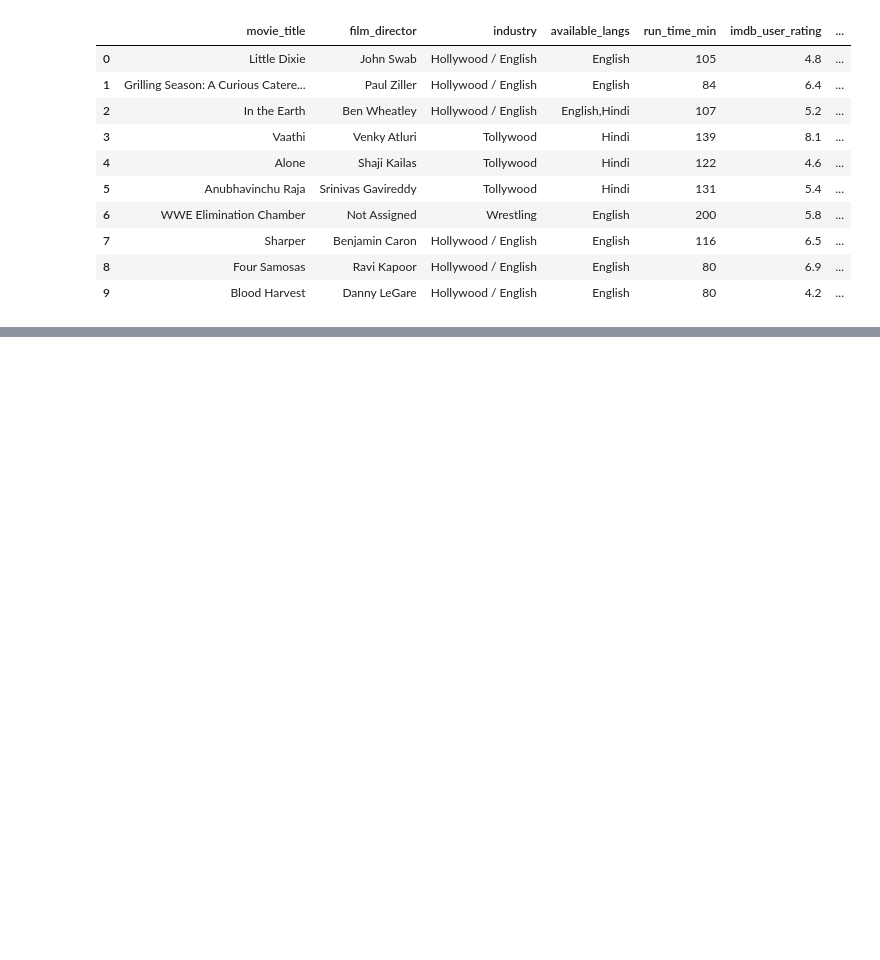
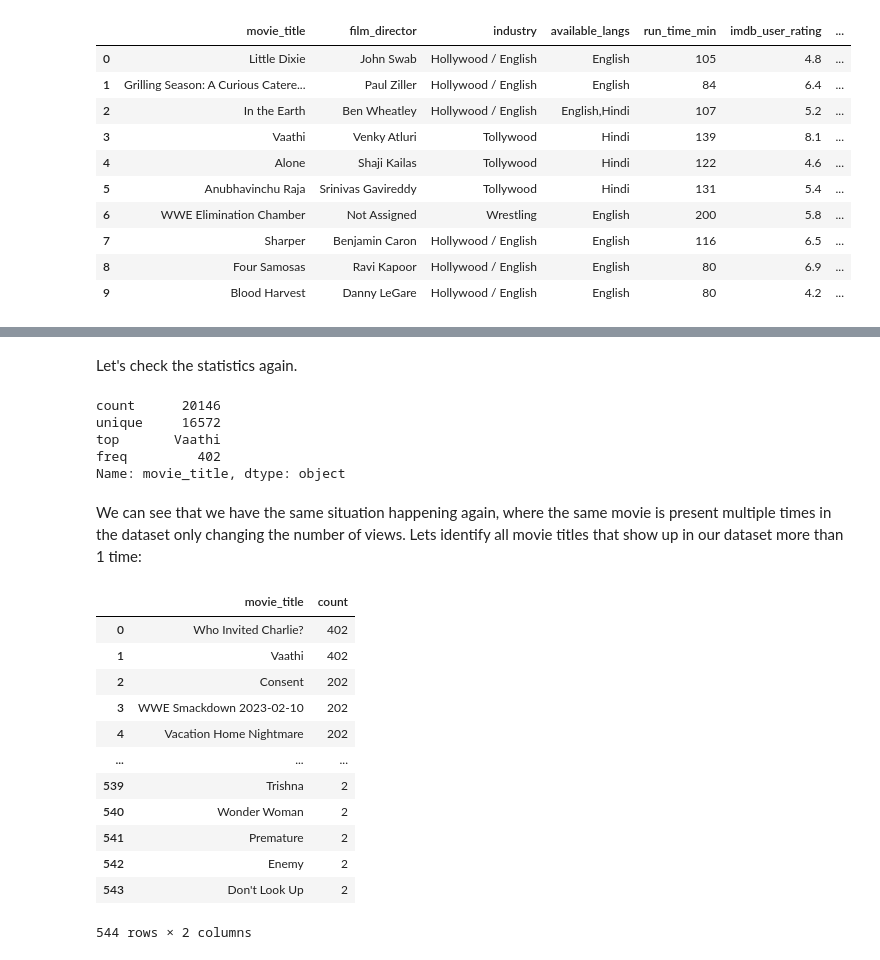
Before and after one commit to JoSEPHDev2022/EDA_Pirated_Movies, a Jupyter notebook: eda_report.ipynb, the cells around one changed output, grey strips where cells are left out. Saved outputs shown, nothing was run; the diff lists cells and outputs as text; code cells hidden in the pictures; blank space fills up the shorter version.

```diff
--- a/eda_report.ipynb
+++ b/eda_report.ipynb
@@ -988,0 +1103,13 @@ pirated_films.head(10)
+# %% [markdown]
+Let's check the statistics again.
+# %%
+# Checking statistics:
+pirated_films['movie_title'].describe()
+# %% [output]
+count      20146
+unique     16572
+top       Vaathi
+freq         402
+Name: movie_title, dtype: object
+# %% [markdown]
+We can see that we have the same situation happening again, where the same movie is present multiple times in the dataset only changing the number of views. Lets identify all movie titles that show up in our dataset more than 1 time:
@@ -988,0 +1126,17 @@ pirated_films.head(10)
+# %%
+# Checking:
+df.query('count > 1')
+# %% [output]
+|  | movie_title | count |
+| 0 | Who Invited Charlie? | 402 |
+| 1 | Vaathi | 402 |
+| 2 | Consent | 202 |
+| 3 | WWE Smackdown 2023-02-10 | 202 |
+| 4 | Vacation Home Nightmare | 202 |
+| ... | ... | ... |
+| 539 | Trishna | 2 |
+| 540 | Wonder Woman | 2 |
+| 541 | Premature | 2 |
+| 542 | Enemy | 2 |
+| 543 | Don't Look Up | 2 |
+544 rows × 2 columns
```
Also changed, not shown: parts of 30 cells of this notebook.
